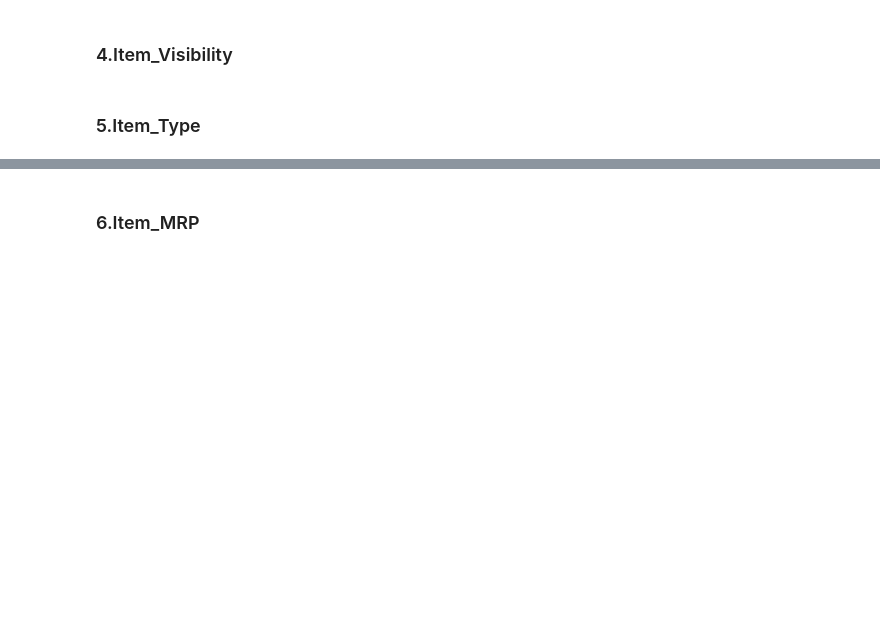
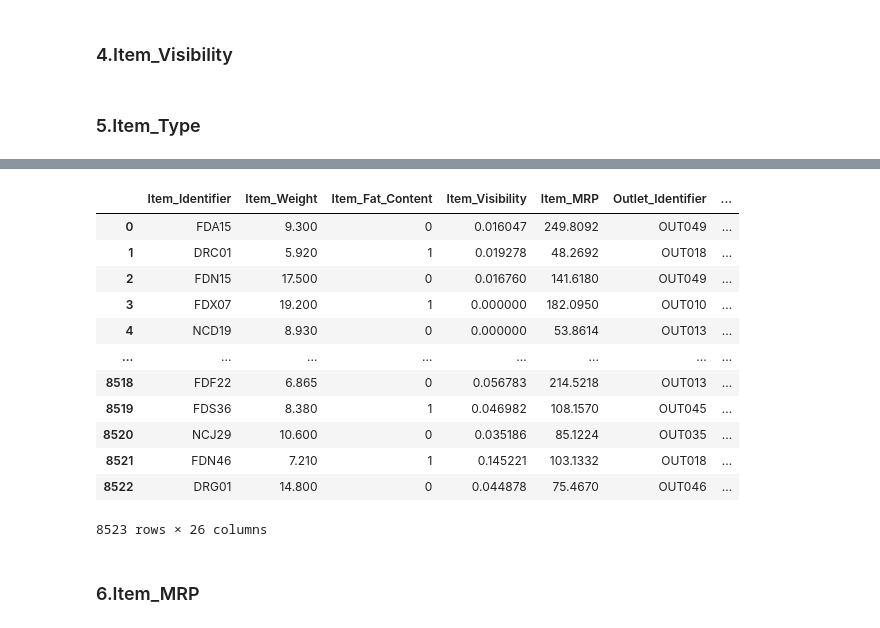
Before and after one commit to dhirajkeswani/Store-Sales-Prediction, a Jupyter notebook: Model Building.ipynb, the cells around one changed output, grey strips where cells are left out. Saved outputs shown, nothing was run; the diff lists cells and outputs as text; code cells hidden in the pictures; blank space fills up the shorter version.

```diff
--- a/Model Building.ipynb
+++ b/Model Building.ipynb
@@ -76,3 +116,20 @@ sales_data['Item_Identifier'].nunique()
+# %%
+sales_data = pd.get_dummies(sales_data,columns=['Item_Type'],drop_first=True)
+sales_data
+# %% [output]
+|  | Item_Identifier | Item_Weight | Item_Fat_Content | Item_Visibility | Item_MRP | Outlet_Identifier | ... |
+| 0 | FDA15 | 9.300 | 0 | 0.016047 | 249.8092 | OUT049 | ... |
+| 1 | DRC01 | 5.920 | 1 | 0.019278 | 48.2692 | OUT018 | ... |
+| 2 | FDN15 | 17.500 | 0 | 0.016760 | 141.6180 | OUT049 | ... |
+| 3 | FDX07 | 19.200 | 1 | 0.000000 | 182.0950 | OUT010 | ... |
+| 4 | NCD19 | 8.930 | 0 | 0.000000 | 53.8614 | OUT013 | ... |
+| ... | ... | ... | ... | ... | ... | ... | ... |
+| 8518 | FDF22 | 6.865 | 0 | 0.056783 | 214.5218 | OUT013 | ... |
+| 8519 | FDS36 | 8.380 | 1 | 0.046982 | 108.1570 | OUT045 | ... |
+| 8520 | NCJ29 | 10.600 | 0 | 0.035186 | 85.1224 | OUT035 | ... |
+| 8521 | FDN46 | 7.210 | 1 | 0.145221 | 103.1332 | OUT018 | ... |
+| 8522 | DRG01 | 14.800 | 0 | 0.044878 | 75.4670 | OUT046 | ... |
+8523 rows × 26 columns
 # %% [markdown]
 ### 6.Item_MRP
 # %% [markdown]
```
Also changed, not shown: parts of 3 cells of this notebook.
